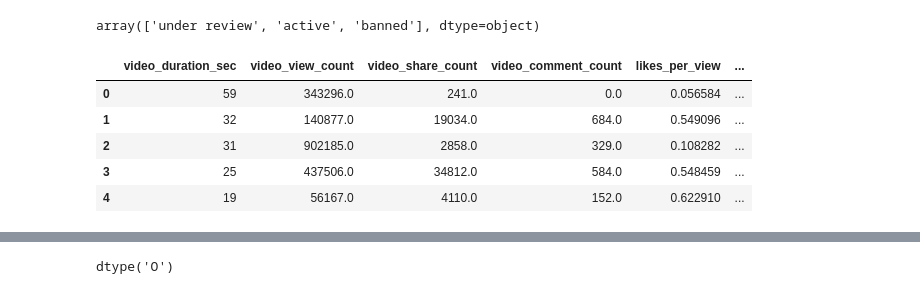
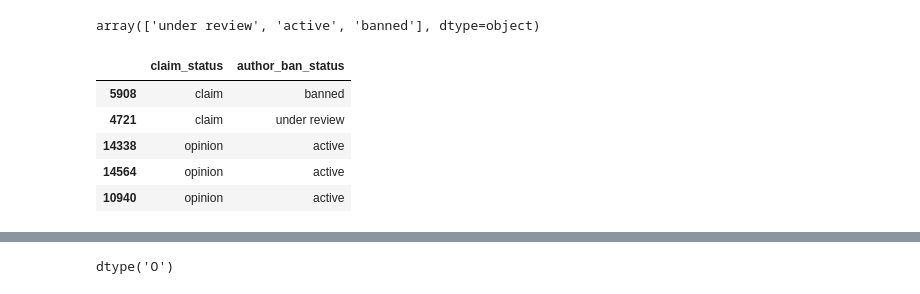
Before and after one commit to Rlyubimov/Data-Analytics-for-Economics, a Jupyter notebook: Tik Tok Project/TikTok Project.ipynb, the cells around one changed output, grey strips where cells are left out. Saved outputs shown, nothing was run; the diff lists cells and outputs as text; code cells hidden in the pictures.

```diff
--- a/Tik Tok Project/TikTok Project.ipynb
+++ b/Tik Tok Project/TikTok Project.ipynb
@@ -1422,4 +1421,4 @@ Select the outcome variable.
 # %%
 # Select outcome variable
 ### YOUR CODE HERE ###
-data["verified_status"]
+outcome = data["verified_status"]
@@ -1461,12 +1447,8 @@ x_var.head()
 X = x_var
 y = data["verified_status"].values.ravel()
 
-X_train, X_test, y_train, y_test = train_test_split(X,y, test_size=0.3, random_state=42)
+X_train, X_test, y_train, y_test = train_test_split(X,outcome, test_size=0.3, random_state=42)
 
-test_size = 0.5
-split_index = int(len(X) * (1 - test_size))
-X_train, X_test = X.iloc[:split_index], X.iloc[split_index:]
-y_train, y_test = y[:split_index], y[split_index:]
 
 print(X_train, X_test)
 print(y_train, y_test)
@@ -1520,31 +1502,26 @@ array(['under review', 'active', 'banned'], dtype=object)
 # %%
 # Select the training features that needs to be encoded
 ### YOUR CODE HERE ###
 # Select numerical and categorical features
-x_var = data[[
-    "video_duration_sec", "video_view_count", "video_share_count", "video_comment_count",
-    "likes_per_view", "comments_per_view", "shares_per_view", "transcription_length",
-    "claim_status", "author_ban_status"
-]]
-
+x_var = X_train[["claim_status", "author_ban_status"]]
 # Encode categorical variables (One-Hot Encoding)
-x_var = pd.get_dummies(x_var, columns=["claim_status", "author_ban_status"], drop_first=True)
+#x_var = pd.get_dummies(x_var, columns=["claim_status", "author_ban_status"], drop_first=True)
 
 x_var.head()
 
 
 
 
 # Display first few rows
 ### YOUR CODE HERE ###
 x_var.head()
 # %% [output]
-|  | video_duration_sec | video_view_count | video_share_count | video_comment_count | likes_per_view | ... |
-| 0 | 59 | 343296.0 | 241.0 | 0.0 | 0.056584 | ... |
-| 1 | 32 | 140877.0 | 19034.0 | 684.0 | 0.549096 | ... |
-| 2 | 31 | 902185.0 | 2858.0 | 329.0 | 0.108282 | ... |
-| 3 | 25 | 437506.0 | 34812.0 | 584.0 | 0.548459 | ... |
-| 4 | 19 | 56167.0 | 4110.0 | 152.0 | 0.622910 | ... |
+|  | claim_status | author_ban_status |
+| 5908 | claim | banned |
+| 4721 | claim | under review |
+| 14338 | opinion | active |
+| 14564 | opinion | active |
+| 10940 | opinion | active |
 # %%
 # Set up an encoder for one-hot encoding the categorical features
 ### YOUR CODE HERE ###
```
Also changed, not shown: parts of 25 cells of this notebook, 9 other files.
